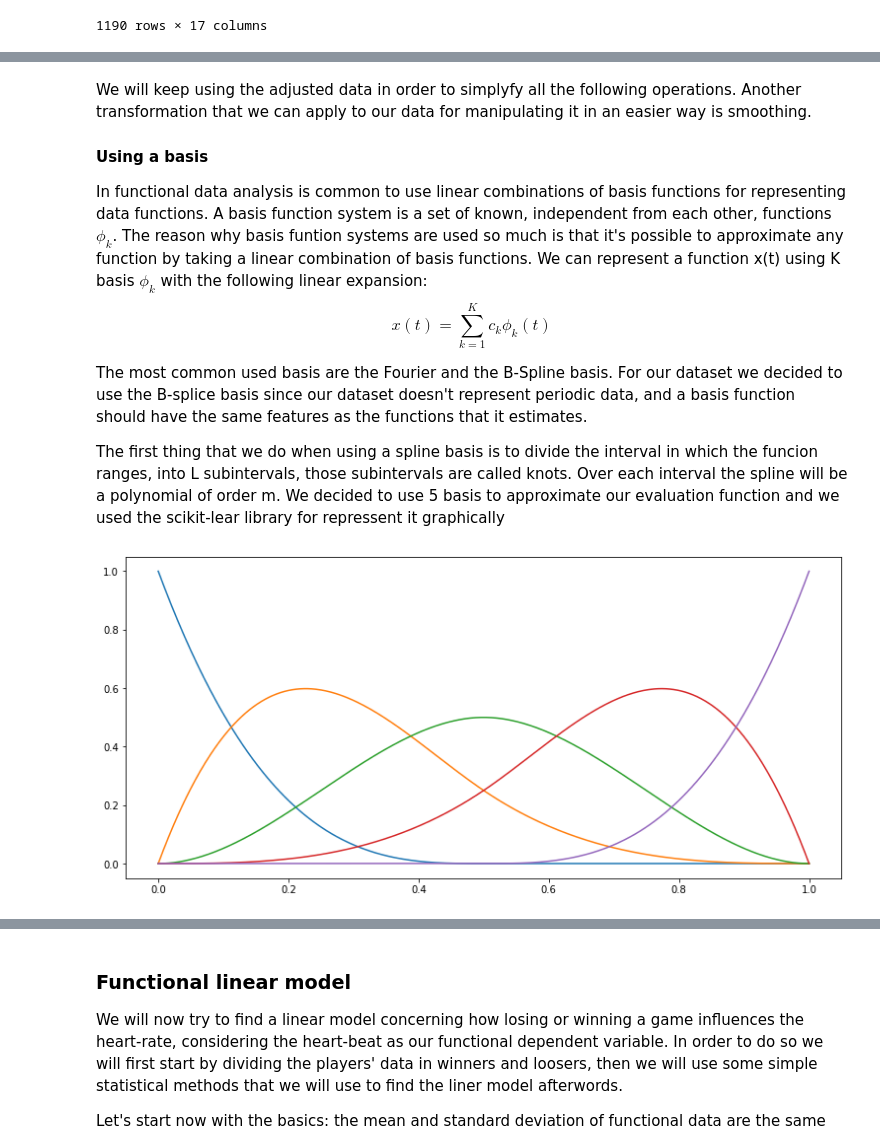
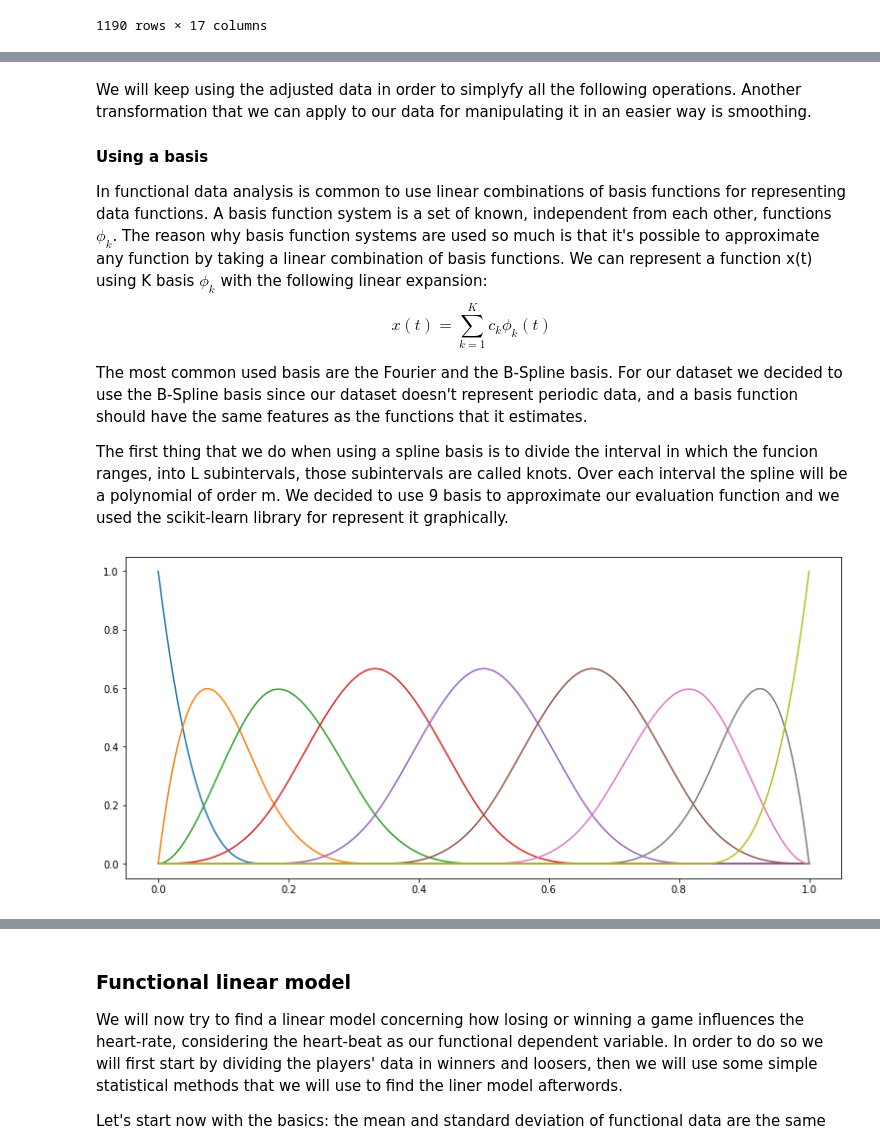
Before and after one commit to tommdim/statistics-101, a Jupyter notebook: FDA_tot.ipynb, the cells around one changed output, grey strips where cells are left out. Drawn from its saved outputs; the diff is of its cells as text; code cells hidden in the pictures.

```diff
--- a/FDA_tot.ipynb
+++ b/FDA_tot.ipynb
@@ -241,17 +341,17 @@ We will keep using the adjusted data in order to simplyfy all the following oper
 #### Using a basis
 
 In functional data analysis is common to use linear combinations of basis functions for representing data functions.
-A basis function system is a set of known, independent from each other, functions $ \phi_k$. The reason why basis funtion systems are used so much is that it's possible to approximate any function by taking a linear combination of basis functions. We can represent a function x(t) using K basis $ \phi_k$ with the following linear expansion:
+A basis function system is a set of known, independent from each other, functions $ \phi_k$. The reason why basis function systems are used so much is that it's possible to approximate any function by taking a linear combination of basis functions. We can represent a function x(t) using K basis $ \phi_k$ with the following linear expansion:
 $$ x(t) = \sum^K_{k=1} c_k \phi_k(t) $$
 
-The most common used basis are the Fourier and the B-Spline basis. For our dataset we decided to use the B-splice basis since our dataset doesn't represent periodic data, and a basis function should have the same features as the functions that it estimates.
+The most common used basis are the Fourier and the B-Spline basis. For our dataset we decided to use the B-Spline basis since our dataset doesn't represent periodic data, and a basis function should have the same features as the functions that it estimates.
 
-The first thing that we do when using a spline basis is to divide the interval in which the funcion ranges, into L subintervals, those subintervals are called knots. Over each interval the spline will be a polynomial of order m. We decided to use 5 basis to approximate our evaluation function and we used the scikit-lear library for repressent it graphically
+The first thing that we do when using a spline basis is to divide the interval in which the funcion ranges, into L subintervals, those subintervals are called knots. Over each interval the spline will be a polynomial of order m. We decided to use 9 basis to approximate our evaluation function and we used the scikit-learn library for represent it graphically.
 # %%
-#BSpline basis 5
-import skfda
-basis = skfda.representation.basis.BSpline(n_basis=5)
+#BSpline basis 9
+
+basis = skfda.representation.basis.BSpline(n_basis=9)
 basis.plot()
 plt.show()
 # %% [output]
-[figure, old version]
+[figure, new version]
```
Also changed, not shown: parts of 107 cells of this notebook.
